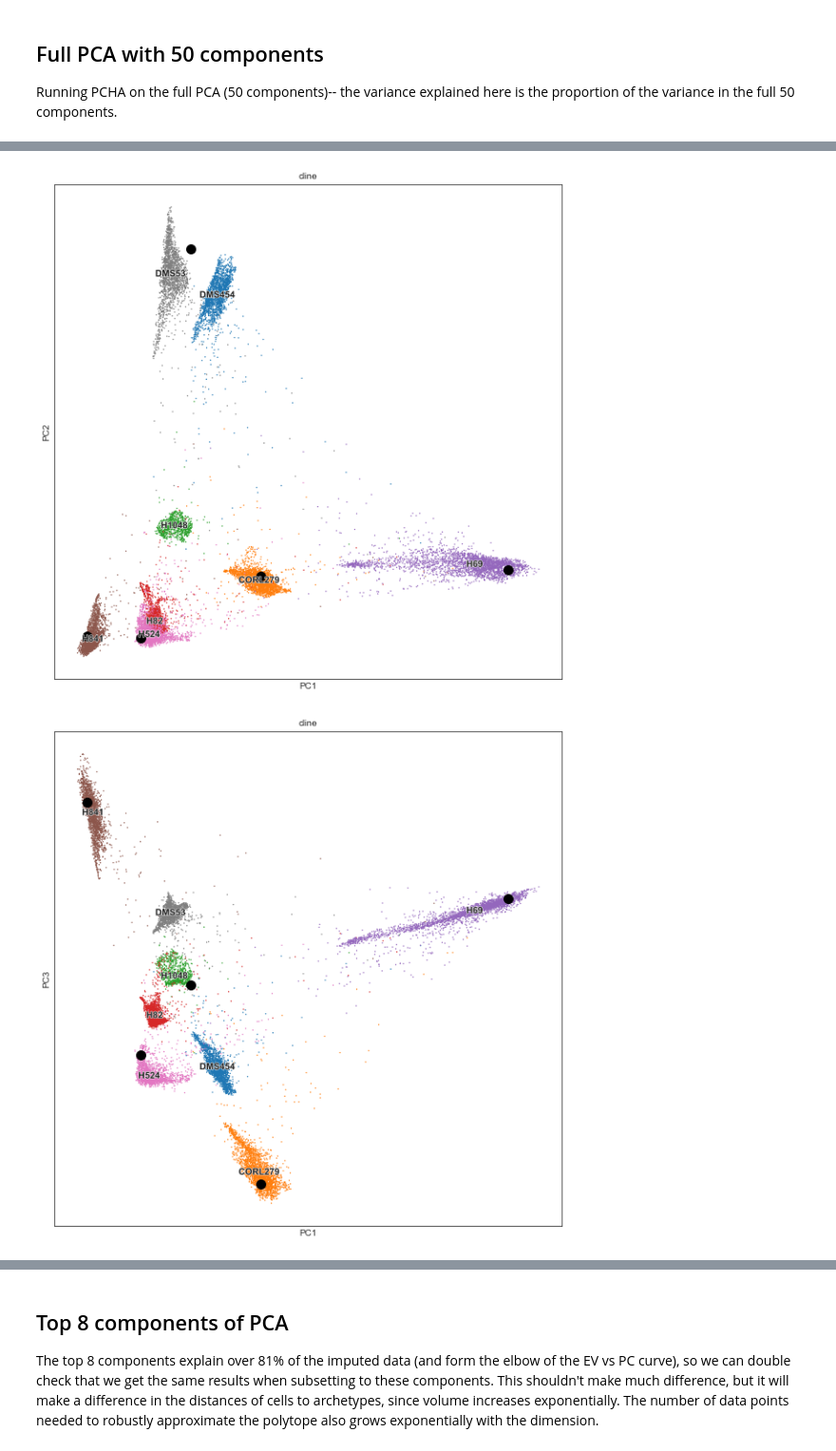
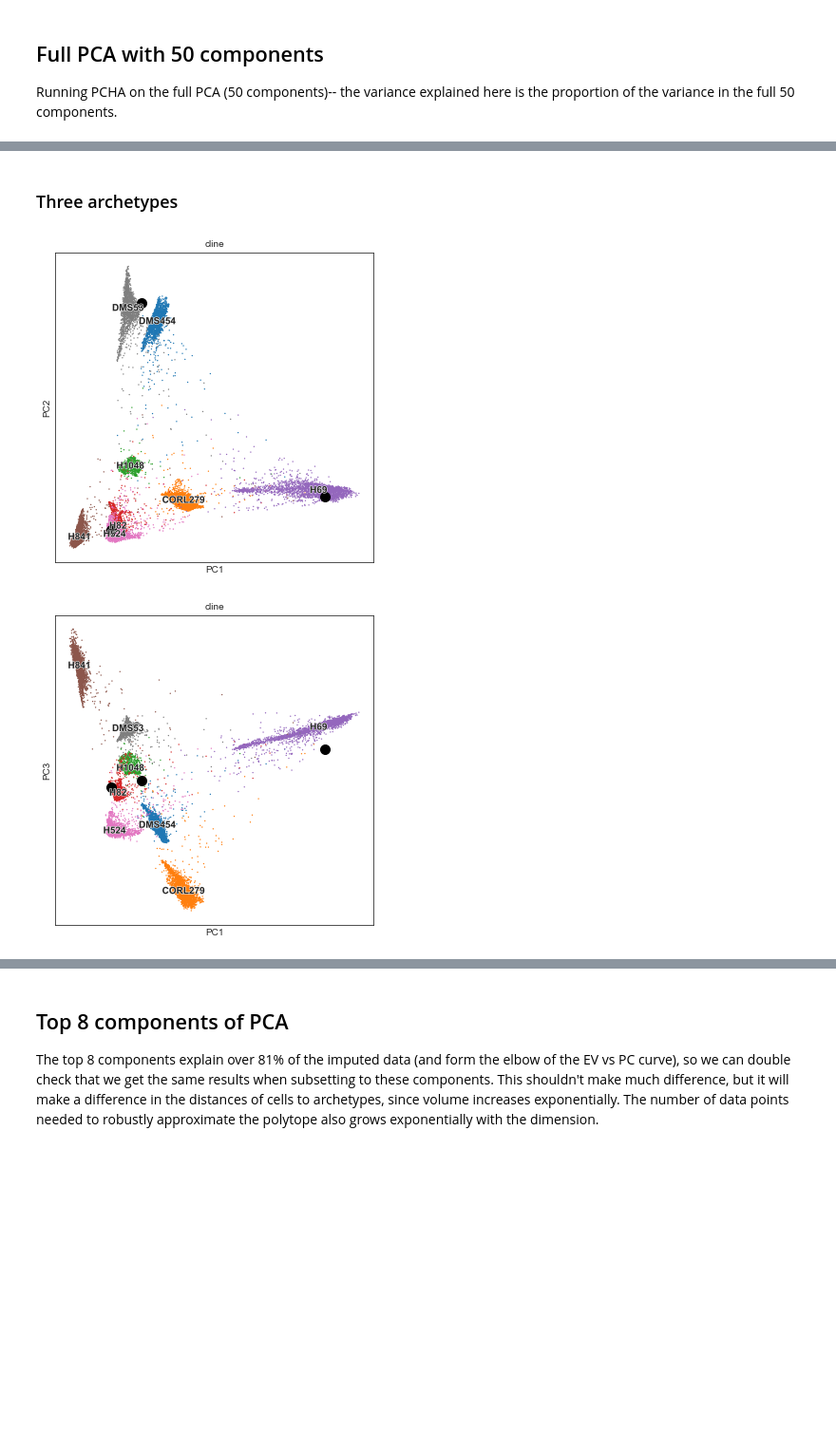
Before and after one commit to QuLab-VU/Groves-CellSys2022, a Jupyter notebook: notebooks/single-cell/cell-lines/2-Human_cell_lines_scPCHA.ipynb, the cells around one changed output, grey strips where cells are left out. Shown at 95% size. Drawn from its saved outputs; the diff is of its cells as text; code cells hidden in the pictures; blank space fills up the shorter version.

Commit message:
sc PCHA

```diff
--- a/notebooks/single-cell/cell-lines/2-Human_cell_lines_scPCHA.ipynb
+++ b/notebooks/single-cell/cell-lines/2-Human_cell_lines_scPCHA.ipynb
@@ -586,12 +608,16 @@ plt.scatter(XC[0], XC[1], color = 'k', s = 10)
+# %% [markdown]
+### Three archetypes
 # %%
+XC_3_50comp, S, C, SSE, varexpl = PCHA(X_magic.obsm['X_pca'].T, noc=3, delta=0.1)
+XC_3_50comp = np.array(XC_3_50comp)
 for components in ['1,2','1,3','2,3']:
-    scv.pl.pca(X_magic, color = 'cline', components=components, show=False, figsize= (10,10), frameon=True)
+    scv.pl.pca(X_magic, color = 'cline', components=components, show=False, figsize= (6,6), frameon=True)
     comp = components.split(',')
-    plt.scatter(XC[int(comp[0])-1], XC[int(comp[1])-1], color = 'k', s = 100)
+    plt.scatter(XC_3_50comp[int(comp[0])-1], XC_3_50comp[int(comp[1])-1], color = 'k', s = 100)
     plt.xlabel("PC"+comp[0])
     plt.ylabel("PC"+comp[1])
 
     plt.show()
 # %% [output]
-[figure, old version]
+[figure, new version]
-[figure, old version]
+[figure, new version]
```
Also changed, not shown: parts of 36 cells of this notebook, 7 other files.
